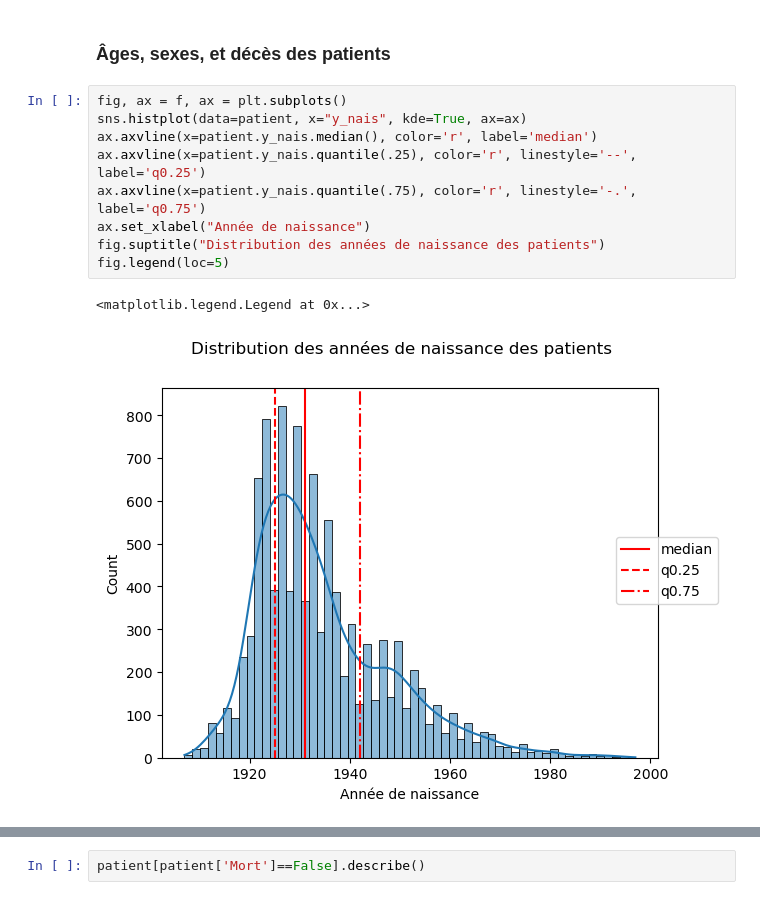
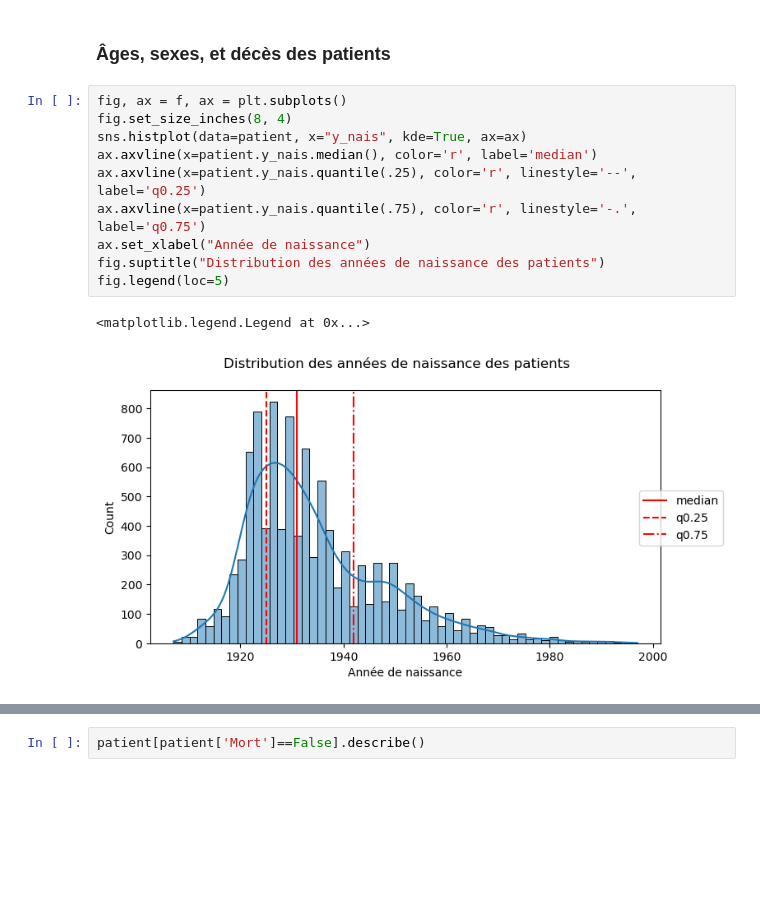
Before and after one commit to Kirscher/TextMining_Parcours_de_soin, a Jupyter notebook: EDA.ipynb, the cells around one changed output, grey strips where cells are left out. Drawn from its saved outputs; the diff is of its cells as text; blank space fills up the shorter version.

```diff
--- a/EDA.ipynb
+++ b/EDA.ipynb
@@ -36,15 +36,16 @@ patient.describe()
 ### Âges, sexes, et décès des patients
 # %%
 fig, ax = f, ax = plt.subplots()
+fig.set_size_inches(8, 4)
 sns.histplot(data=patient, x="y_nais", kde=True, ax=ax)
 ax.axvline(x=patient.y_nais.median(), color='r', label='median')
 ax.axvline(x=patient.y_nais.quantile(.25), color='r', linestyle='--', label='q0.25')
 ax.axvline(x=patient.y_nais.quantile(.75), color='r', linestyle='-.', label='q0.75')
 ax.set_xlabel("Année de naissance")
 fig.suptitle("Distribution des années de naissance des patients")
 fig.legend(loc=5)
 # %% [output]
 <matplotlib.legend.Legend at 0x...>
-[figure, old version]
+[figure, new version]
 # %%
 fig, ax = f, ax = plt.subplots()
```
Also changed, not shown: parts of 6 cells of this notebook.
